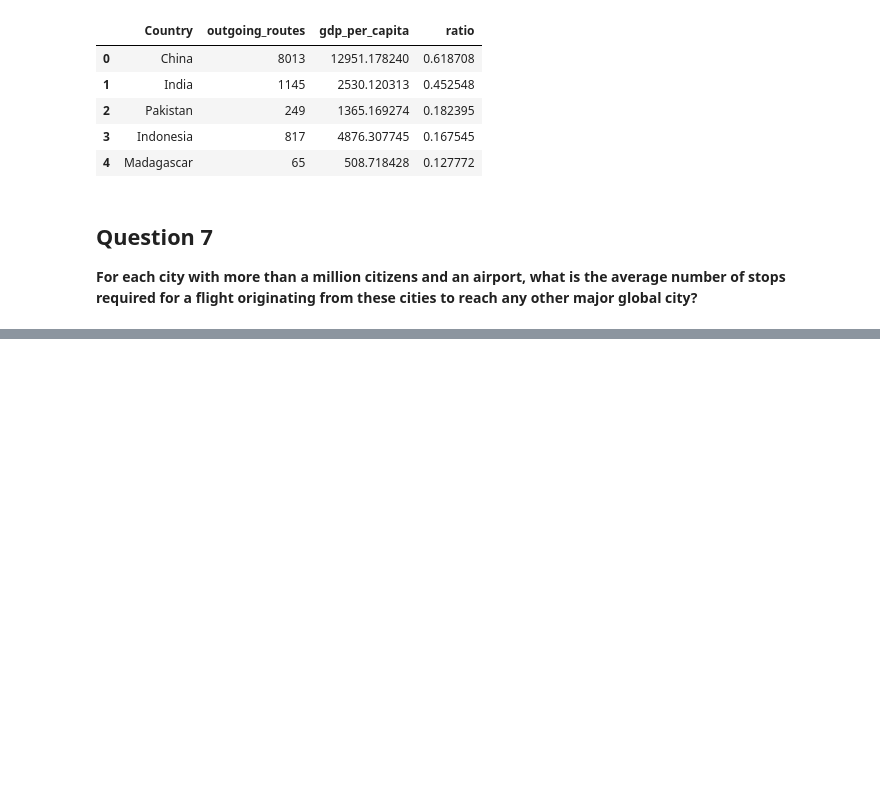
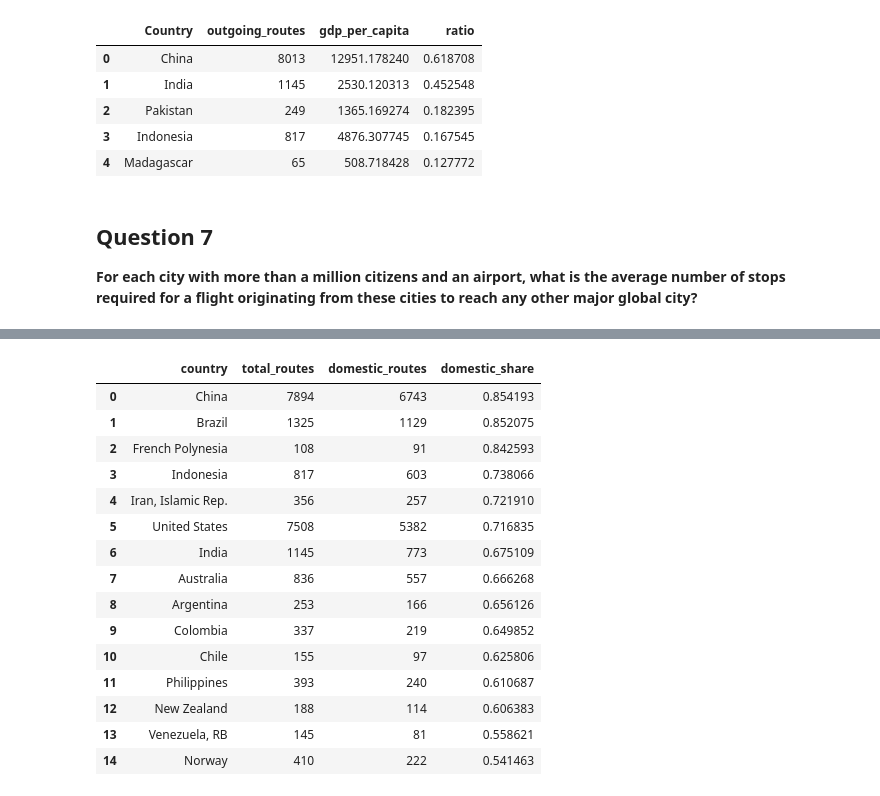
Before and after one commit to Penguinbeanie/database_assigment_airtraffic, a Jupyter notebook: results/databases_questions.ipynb, the cells around one changed output, grey strips where cells are left out. Saved outputs shown, nothing was run; the diff lists cells and outputs as text; code cells hidden in the pictures; blank space fills up the shorter version.

```diff
--- a/results/databases_questions.ipynb
+++ b/results/databases_questions.ipynb
@@ -469,0 +596,54 @@ q6_df
+# %%
+query_question10 = """
+WITH route_with_countries AS (
+    SELECT
+        r."Routes_ID",
+        src_c."Country_Name"  AS src_country,
+        dest_c."Country_Name" AS dest_country
+    FROM routes r
+    JOIN airports src_a
+        ON r."Source_airport" = src_a."IATA"
+    JOIN countries src_c
+        ON src_a."Country" = src_c."Country_Name"
+    JOIN airports dest_a
+        ON r."Destination_airport" = dest_a."IATA"
+    JOIN countries dest_c
+        ON dest_a."Country" = dest_c."Country_Name"
+),
+route_stats AS (
+    SELECT
+        src_country AS country,
+        COUNT(*) AS total_routes,
+        COUNT(*) FILTER (WHERE src_country = dest_country) AS domestic_routes
+    FROM route_with_countries
+    GROUP BY src_country
+)
+SELECT
+    country,
+    total_routes,
+    domestic_routes,
+    domestic_routes::FLOAT / total_routes AS domestic_share
+FROM route_stats
+WHERE total_routes >= 100
+ORDER BY domestic_share DESC
+LIMIT 15;
+"""
+q10_df = pd.read_sql(query_question10, engine)
+q10_df
+# %% [output]
+|  | country | total_routes | domestic_routes | domestic_share |
+| 0 | China | 7894 | 6743 | 0.854193 |
+| 1 | Brazil | 1325 | 1129 | 0.852075 |
+| 2 | French Polynesia | 108 | 91 | 0.842593 |
+| 3 | Indonesia | 817 | 603 | 0.738066 |
+| 4 | Iran, Islamic Rep. | 356 | 257 | 0.721910 |
+| 5 | United States | 7508 | 5382 | 0.716835 |
+| 6 | India | 1145 | 773 | 0.675109 |
+| 7 | Australia | 836 | 557 | 0.666268 |
+| 8 | Argentina | 253 | 166 | 0.656126 |
+| 9 | Colombia | 337 | 219 | 0.649852 |
+| 10 | Chile | 155 | 97 | 0.625806 |
+| 11 | Philippines | 393 | 240 | 0.610687 |
+| 12 | New Zealand | 188 | 114 | 0.606383 |
+| 13 | Venezuela, RB | 145 | 81 | 0.558621 |
+| 14 | Norway | 410 | 222 | 0.541463 |
```
Also changed, not shown: parts of 14 cells of this notebook, 1 other file.
